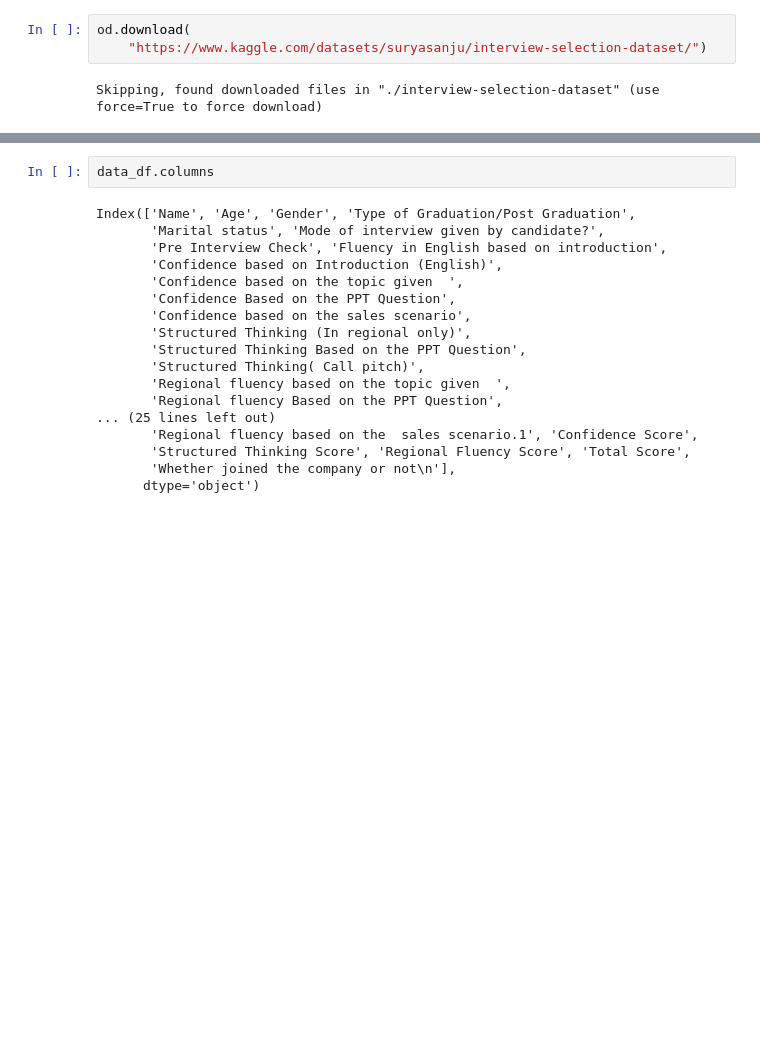
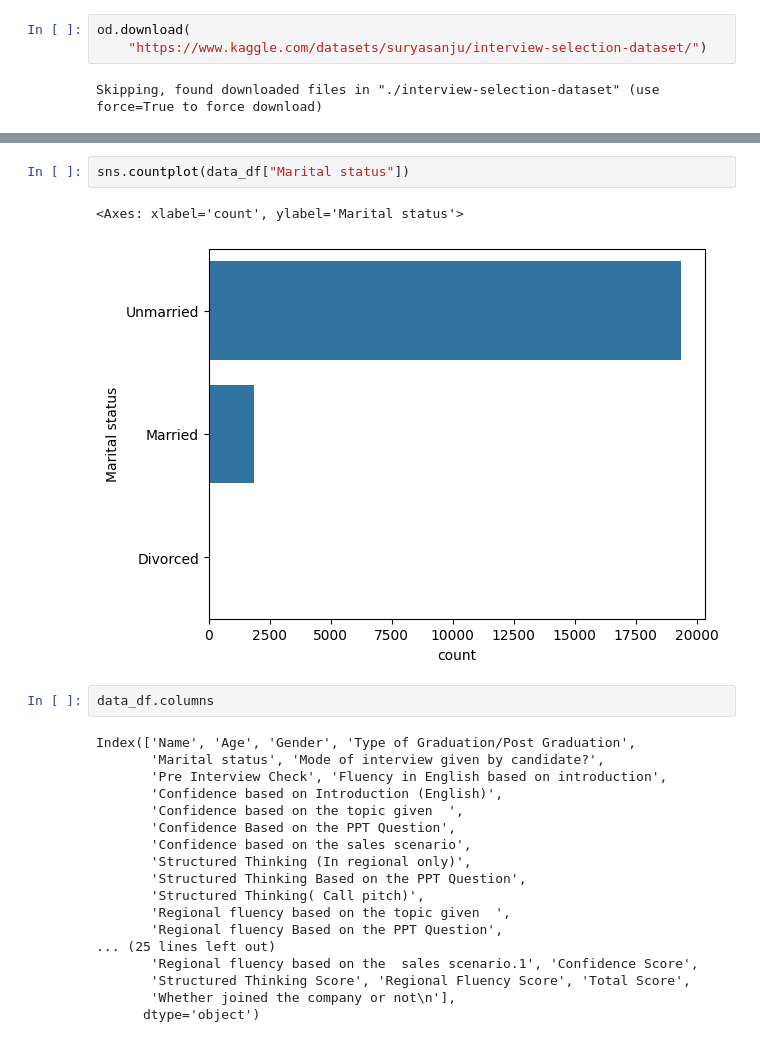
Before and after one commit to PrabhjeeSingh/MLInterview-Selection-Project, a Jupyter notebook: main.ipynb, the cells around one changed output, grey strips where cells are left out. Drawn from its saved outputs; the diff is of its cells as text; blank space fills up the shorter version.

```diff
--- a/main.ipynb
+++ b/main.ipynb
@@ -27,3 +33,8 @@ data_df.head()
+# %%
+sns.countplot(data_df["Marital status"])
+# %% [output]
+<Axes: xlabel='count', ylabel='Marital status'>
+[figure, added]
 # %%
 data_df.columns
 # %% [output]
```
Also changed, not shown: parts of 35 cells of this notebook, 1 other file.
